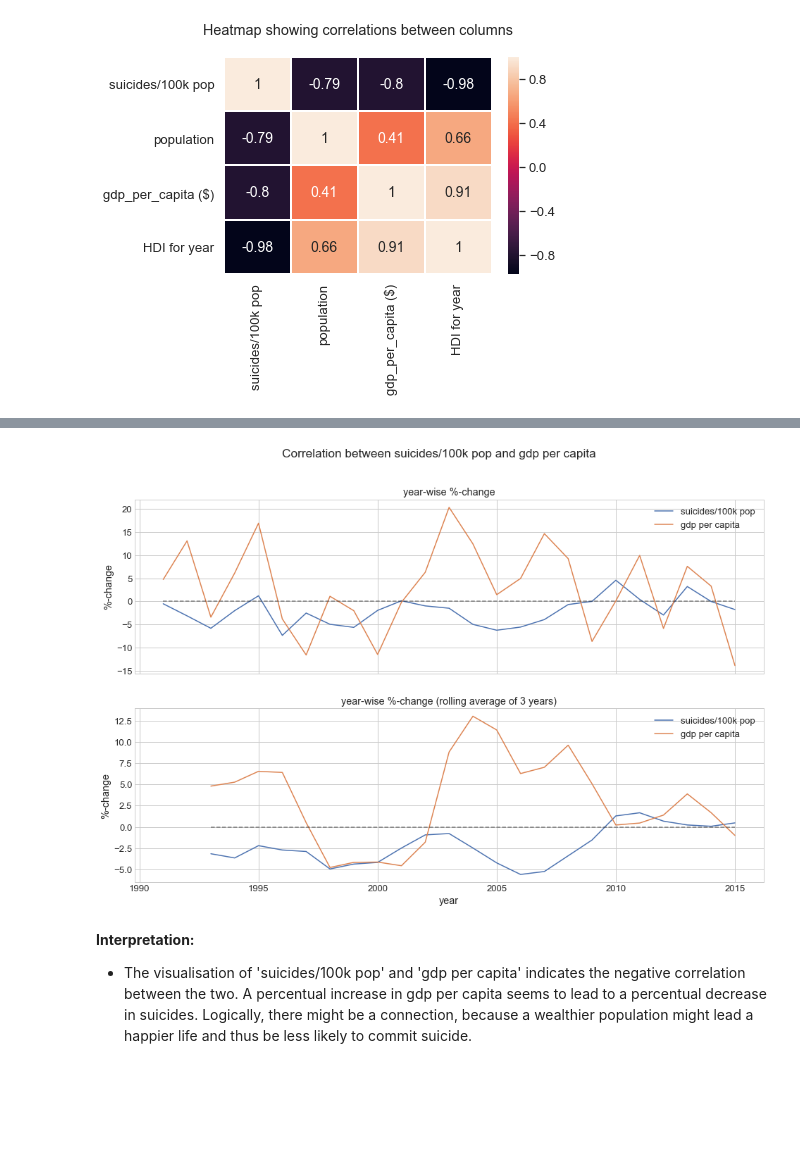
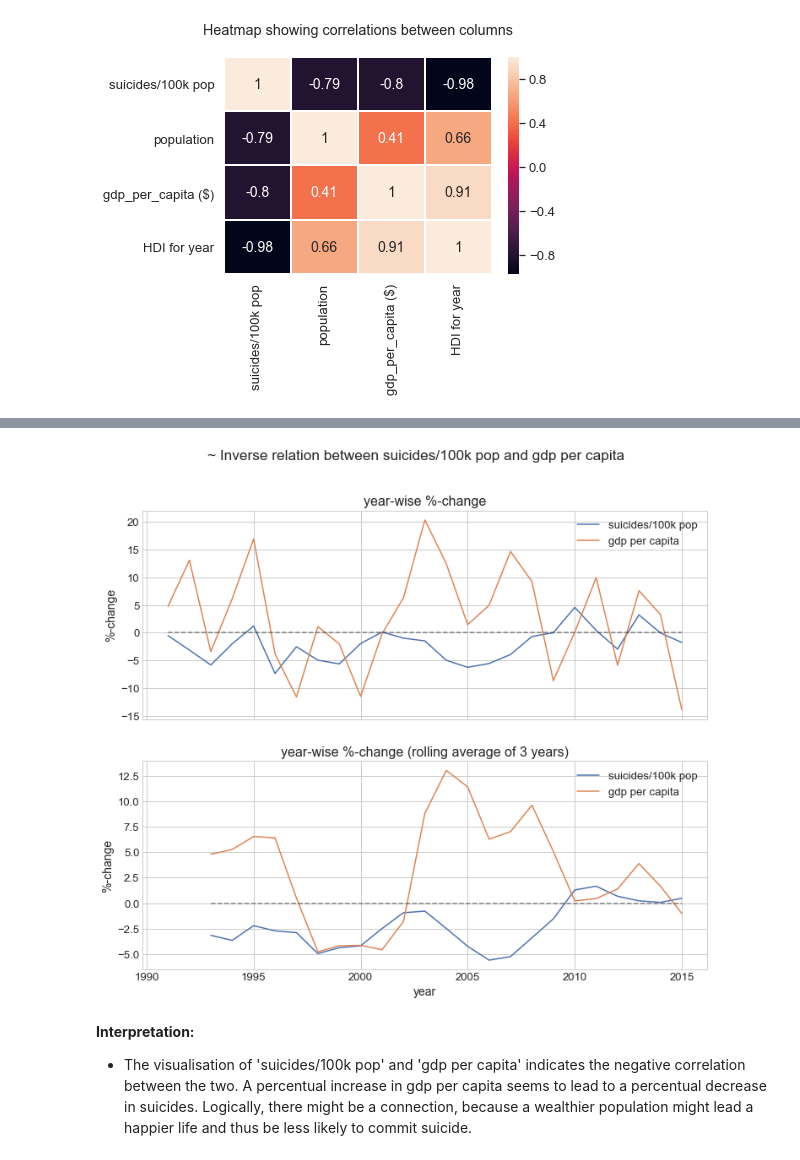
Before and after one commit to Overflowed10/Data-Analysis, a Jupyter notebook: Data Analysis - Suicides.ipynb, the cells around one changed output, grey strips where cells are left out. Saved outputs shown, nothing was run; the diff lists cells and outputs as text; code cells hidden in the pictures; blank space fills up the shorter version.

```diff
--- a/Data Analysis - Suicides.ipynb
+++ b/Data Analysis - Suicides.ipynb
@@ -502 +506,20 @@ plt.show()
 * According to the heatmap, an increase in population correlates with a decrease in suicides. I dont think there is a direct connection between those two columns because an increase in population should lead to a proportional increase in the amount of suicides. Maybe better living conditions lead to an increase in population and to a decrease in suicides and thats why population and suicides seem to correlate.
+# %%
+# size of figure and amount of axes + plottingstyle
+plt.style.use("seaborn-whitegrid")
+fig, ax = plt.subplots(1,1, figsize=(12,7))
+
+# filtering values to plot
+gdp_y_min = (corrdf["gdp_per_capita ($)"]/corrdf["gdp_per_capita ($)"].iloc[0]-1)*100
+suicides_y_min = (corrdf["suicides/100k pop"]/corrdf["suicides/100k pop"].iloc[0]-1)*100
+
+# plotting: x - year, y - gdp_per_capita/suicides/100k pop, in relative terms towards y_min
+ax.plot(gdp_y_min, label="gdp per capita ($)")
+ax.plot(suicides_y_min, label="suicides/100k pop")
+ax.set_title("%-change of gdp and suicides compared to 1990", fontdict={"fontsize": 18})
+ax.plot([2005, 2005], [suicides_y_min.min(), gdp_y_min.max()], ":k", alpha=0.6)
+ax.set_xlabel("year", fontdict={"fontsize": 14})
+ax.set_ylabel("%-change compared to 1990", fontdict={"fontsize": 14})
+ax.legend()
+
+plt.show()
@@ -503,37 +533,37 @@ plt.show()
 # %%
 # Setting global variable for .rolling()
 ROLL = 3
 
 # Creating values for plot
 suicides = (corrdf["suicides/100k pop"]/corrdf["suicides/100k pop"].shift(1)-1)*100
 gdp = (corrdf["gdp_per_capita ($)"]/corrdf["gdp_per_capita ($)"].shift(1)-1)*100
 suicides_roll = suicides.rolling(ROLL).mean()
 gdp_roll      = gdp.rolling(ROLL).mean()
 
 
 # Plotting
 plt.style.use("seaborn-whitegrid")
-fig, ax = plt.subplots(2,1, figsize=(16,10), sharex=True)
+fig, ax = plt.subplots(2,1, figsize=(12,10), sharex=True)
 
 ax[1].plot(suicides_roll, label="suicides/100k pop")
 ax[1].plot(gdp_roll, label="gdp per capita")
 ax[1].plot([1990+ROLL,2015],[0,0], "--k", alpha=0.5)
-ax[1].set_ylabel("%-change")
-ax[1].set_xlabel("year")
+ax[1].set_ylabel("%-change", fontdict={"fontsize": 14})
+ax[1].set_xlabel("year", fontdict={"fontsize": 14})
 ax[1].legend()
-ax[1].set_title(f"year-wise %-change (rolling average of {ROLL} years)")
+ax[1].set_title(f"year-wise %-change (rolling average of {ROLL} years)", fontdict={"fontsize": 16})
 
 ax[0].plot(suicides, label="suicides/100k pop")
 ax[0].plot(gdp, label="gdp per capita")
 ax[0].plot([1991,2015],[0,0], "--k", alpha=0.5)
 
-ax[0].set_ylabel("%-change")
+ax[0].set_ylabel("%-change", fontdict={"fontsize": 14})
 ax[0].legend()
-ax[0].set_title(f"year-wise %-change")
-fig.suptitle("Correlation between suicides/100k pop and gdp per capita")
+ax[0].set_title(f"year-wise %-change", fontdict={"fontsize": 16})
+fig.suptitle("~ Inverse relation between suicides/100k pop and gdp per capita", fontdict={"fontsize": 18})
 plt.show()
 # %% [output]
-[figure, old version]
+[figure, new version]
 # %% [markdown]
 <b>Interpretation:</b>
 * The visualisation of 'suicides/100k pop' and 'gdp per capita' indicates the negative correlation between the two. A percentual increase in gdp per capita seems to lead to a percentual decrease in suicides. Logically, there might be a connection, because a wealthier population might lead a happier life and thus be less likely to commit suicide.
```
Also changed, not shown: parts of 21 cells of this notebook.
